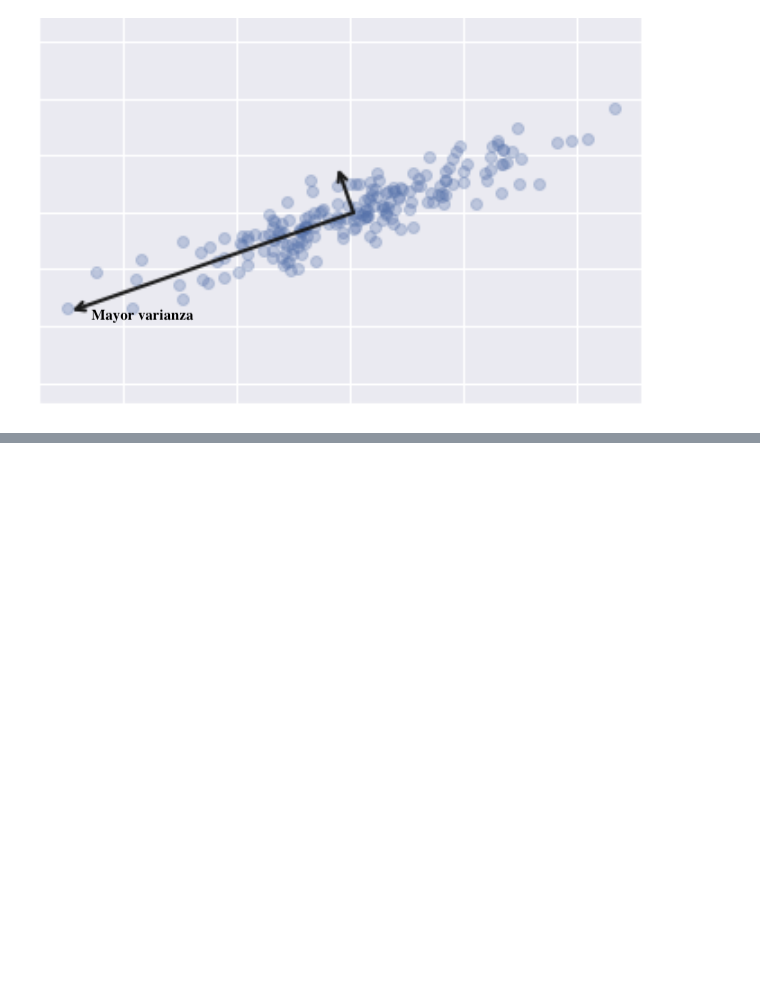
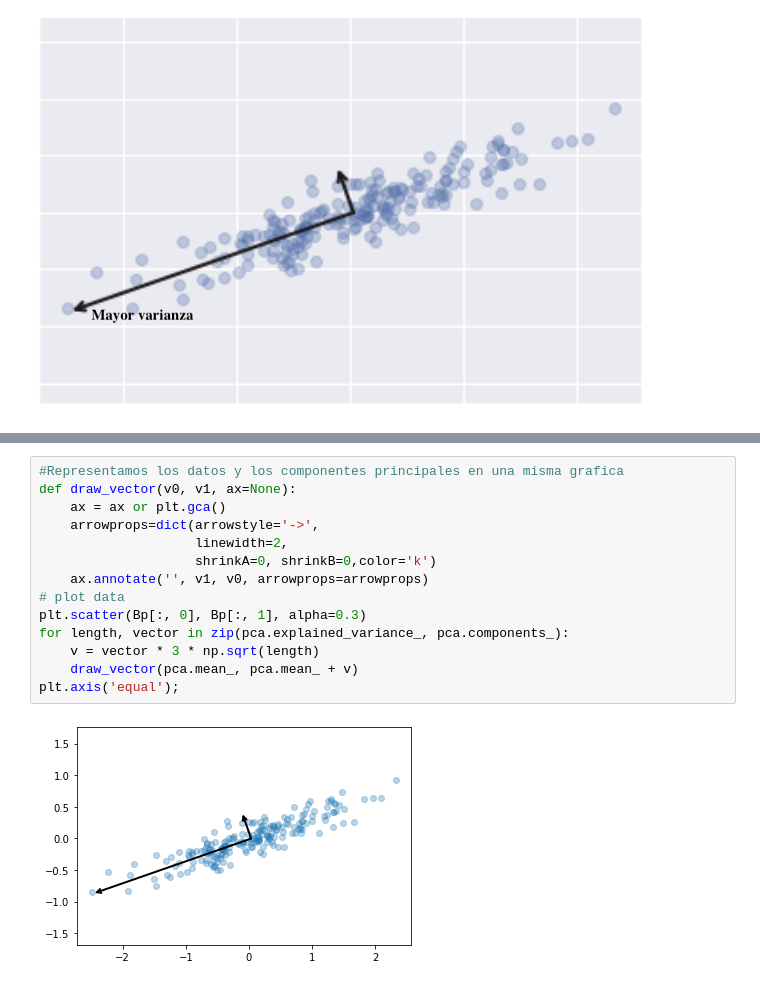
Before and after one commit to kyriox/nlp, a Jupyter notebook: 07_Analisis_Semantico.ipynb, the cells around one changed output, grey strips where cells are left out. Drawn from its saved outputs; the diff is of its cells as text; blank space fills up the shorter version.

```diff
--- a/07_Analisis_Semantico.ipynb
+++ b/07_Analisis_Semantico.ipynb
@@ -315,0 +595,16 @@ Esta generalización y compresión que realiza LSA logra lo que intentamos con e
+# %%
+#Representamos los datos y los componentes principales en una misma grafica
+def draw_vector(v0, v1, ax=None):
+    ax = ax or plt.gca()
+    arrowprops=dict(arrowstyle='->',
+                    linewidth=2,
+                    shrinkA=0, shrinkB=0,color='k')
+    ax.annotate('', v1, v0, arrowprops=arrowprops)
+# plot data
+plt.scatter(Bp[:, 0], Bp[:, 1], alpha=0.3)
+for length, vector in zip(pca.explained_variance_, pca.components_):
+    v = vector * 3 * np.sqrt(length)
+    draw_vector(pca.mean_, pca.mean_ + v)
+plt.axis('equal');
+# %% [output]
+[figure, added]
```
Also changed, not shown: parts of 111 cells of this notebook.
